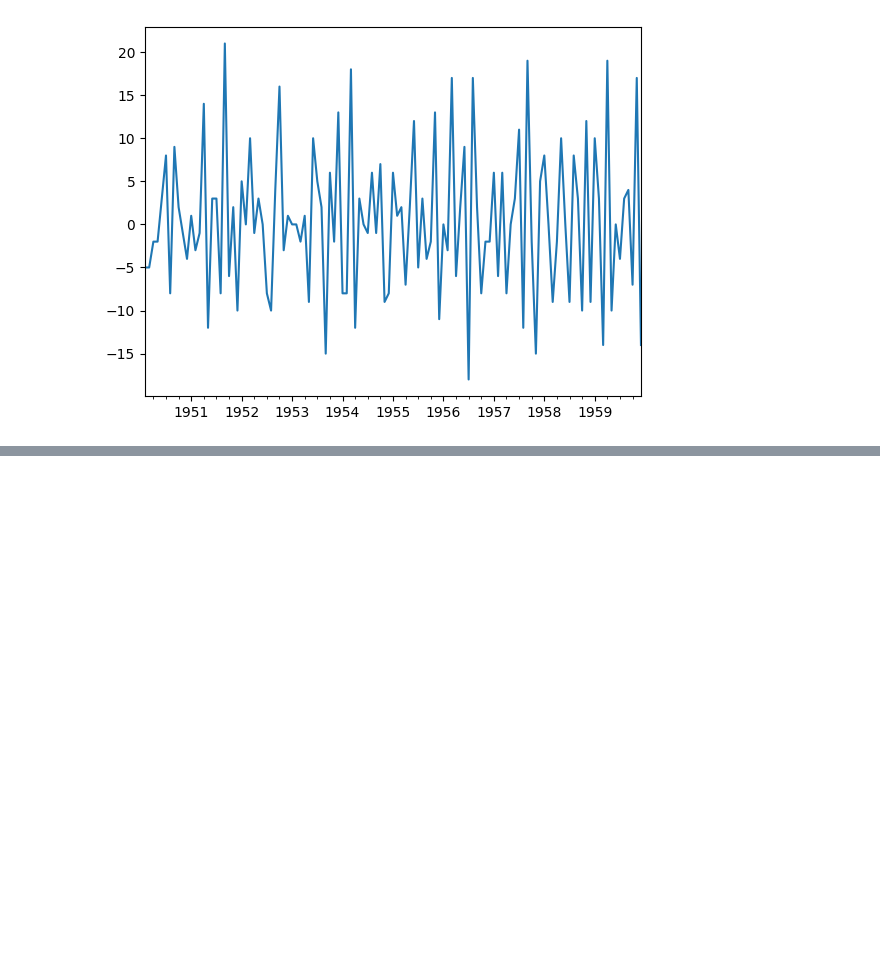
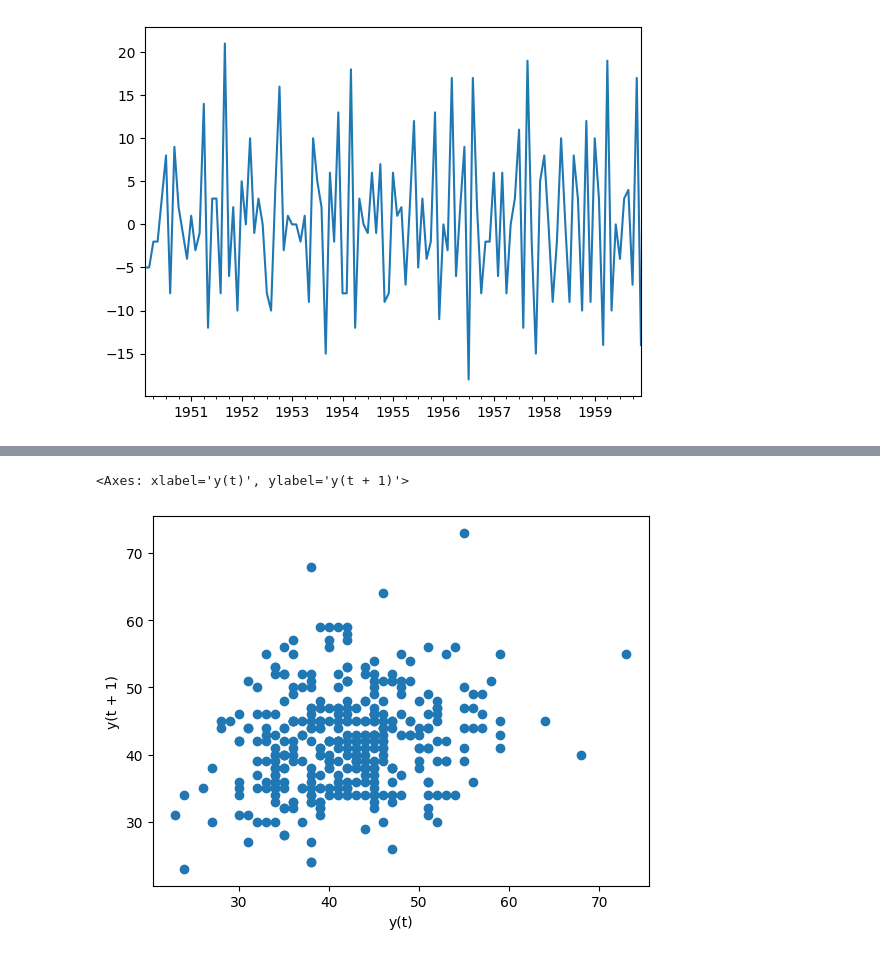
Before and after one commit to nmaiya/ColabTimeSeries, a Jupyter notebook: GeneralForcasting.ipynb, the cells around one changed output, grey strips where cells are left out. Saved outputs shown, nothing was run; the diff lists cells and outputs as text; code cells hidden in the pictures; blank space fills up the shorter version.

```diff
--- a/GeneralForcasting.ipynb
+++ b/GeneralForcasting.ipynb
@@ -180,0 +197,4 @@ diff(df2['b'],k_diff=1).plot()
+# %%
+df2=pd.read_csv('/content/DailyTotalFemaleBirths.csv',index_col='Date',parse_dates=True)
+df2.index.freq='D'
+df2.head()
@@ -180,0 +233,5 @@ diff(df2['b'],k_diff=1).plot()
+# %%
+lag_plot(df2['Births'])
+# %% [output]
+<Axes: xlabel='y(t)', ylabel='y(t + 1)'>
+[figure, added]
```
Also changed, not shown: parts of 13 cells of this notebook.
